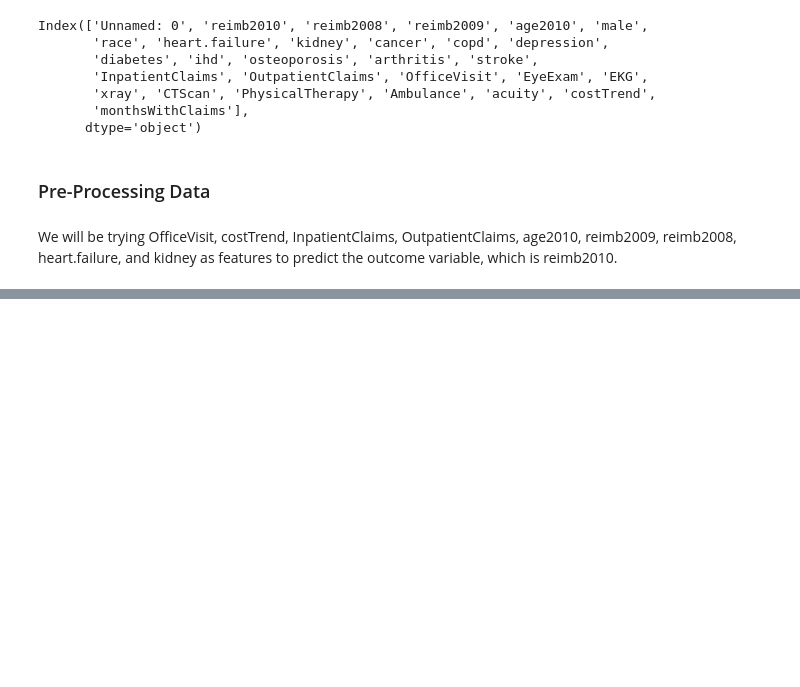
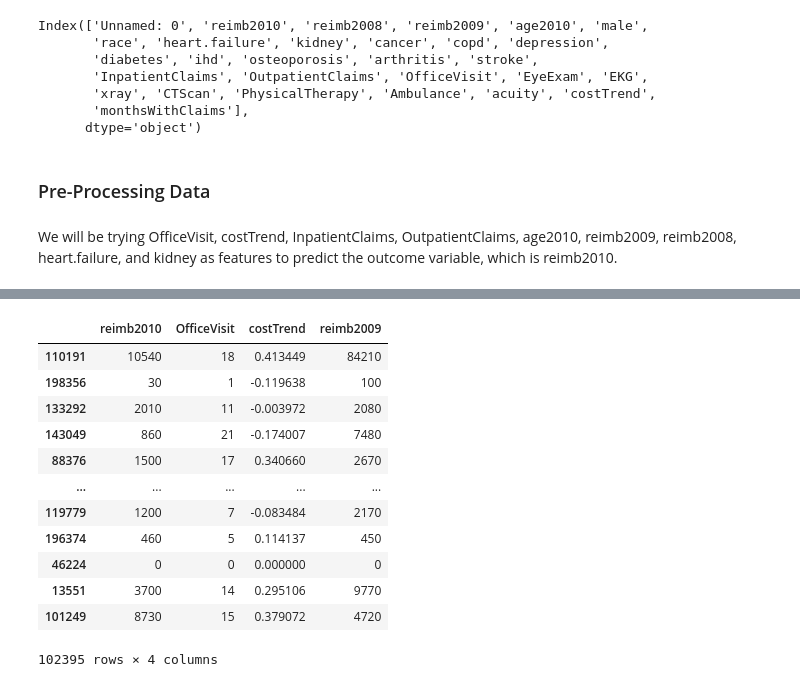
Before and after one commit to deniztokmakoglu/CAPP30254_Project, a Jupyter notebook: Logistic Reg, Linear SVC, Gaussian NB.ipynb, the cells around one changed output, grey strips where cells are left out. Cells and saved outputs as stored; diff of their text form; code cells hidden in the pictures; blank space fills up the shorter version.

```diff
--- a/Logistic Reg, Linear SVC, Gaussian NB.ipynb
+++ b/Logistic Reg, Linear SVC, Gaussian NB.ipynb
@@ -68,7 +68,8 @@ Index(['Unnamed: 0', 'reimb2010', 'reimb2008', 'reimb2009', 'age2010', 'male',
 # %% [markdown]
 We will be trying OfficeVisit, costTrend, InpatientClaims, OutpatientClaims, age2010, reimb2009, reimb2008, heart.failure, and kidney as features to predict the outcome variable, which is reimb2010.
 # %%
-df = claims[['reimb2010', 'OfficeVisit', 'costTrend', 'InpatientClaims', 'OutpatientClaims', 'age2010',
-            'reimb2009', 'reimb2008', 'heart.failure', 'kidney']]
+df = claims[['reimb2010', 'OfficeVisit', 'costTrend', 'reimb2009']]
+# %%
+df_sample = df.sample(round(df.shape[0]*0.1))
 # %%
 #fill missing columns
@@ -117,0 +114,16 @@ Training model: LogisticRegression | {'penalty': 'l2', 'C': 0.1, 'random_state':
+# %%
+df_sample
+# %% [output]
+|  | reimb2010 | OfficeVisit | costTrend | reimb2009 |
+| 110191 | 10540 | 18 | 0.413449 | 84210 |
+| 198356 | 30 | 1 | -0.119638 | 100 |
+| 133292 | 2010 | 11 | -0.003972 | 2080 |
+| 143049 | 860 | 21 | -0.174007 | 7480 |
+| 88376 | 1500 | 17 | 0.340660 | 2670 |
+| ... | ... | ... | ... | ... |
+| 119779 | 1200 | 7 | -0.083484 | 2170 |
+| 196374 | 460 | 5 | 0.114137 | 450 |
+| 46224 | 0 | 0 | 0.000000 | 0 |
+| 13551 | 3700 | 14 | 0.295106 | 9770 |
+| 101249 | 8730 | 15 | 0.379072 | 4720 |
+102395 rows × 4 columns
```
Also changed, not shown: parts of 4 cells of this notebook.
